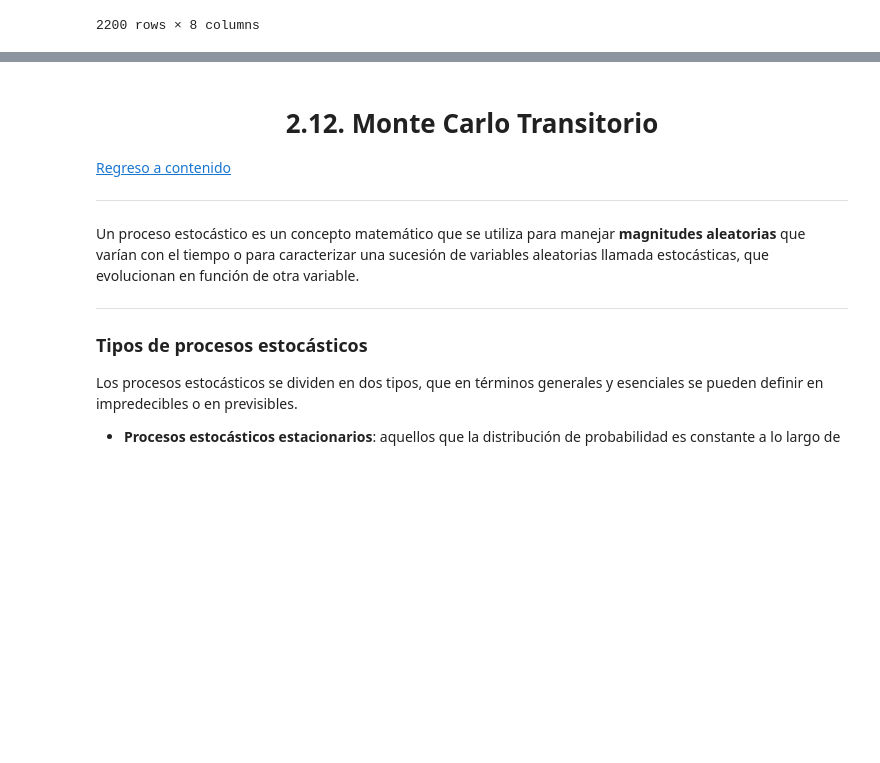
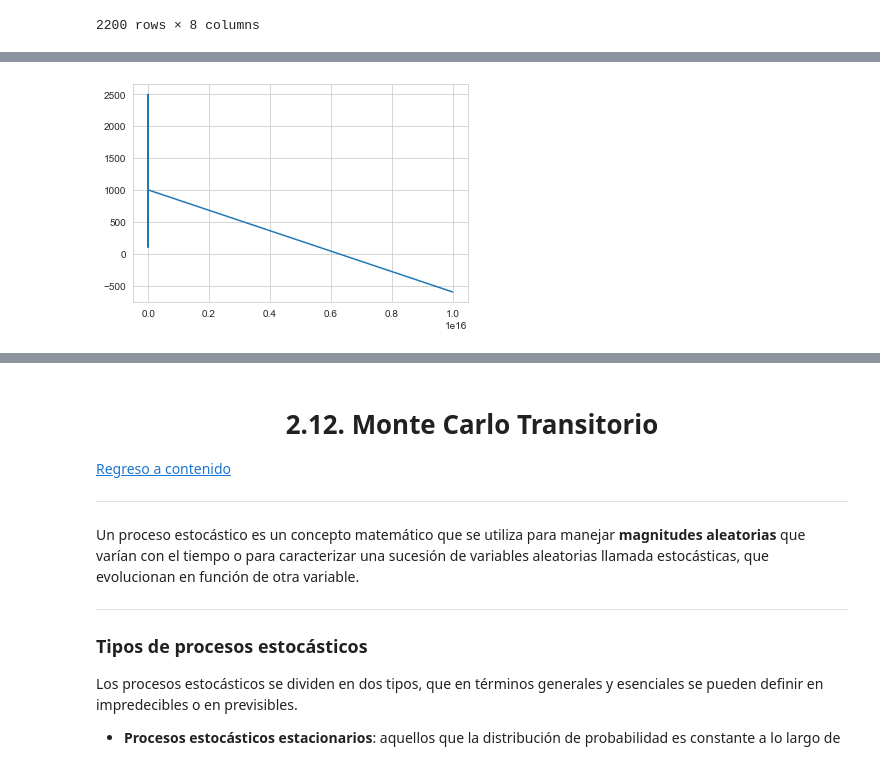
Before and after one commit to jhermosillo/DIPLOMADO_CDP, a Jupyter notebook: 02_Analisis_Estadistico/notebook/4_MonteCarlo.ipynb, the cells around one changed output, grey strips where cells are left out. Drawn from its saved outputs; the diff is of its cells as text; code cells hidden in the pictures; blank space fills up the shorter version.

```diff
--- a/02_Analisis_Estadistico/notebook/4_MonteCarlo.ipynb
+++ b/02_Analisis_Estadistico/notebook/4_MonteCarlo.ipynb
@@ -595,0 +709,14 @@ test
+# %%
+import random
+
+def rollDice():
+    roll = random.randint(1,100)
+    return roll
+
+# Now, just to test our dice, let's roll the dice 100 times.
+
+x = 0
+while x < 100:
+    result = rollDice()
+    print(result)
+    x+=1
@@ -595,0 +804,84 @@ test
+# %%
+import random
+import matplotlib
+import matplotlib.pyplot as plt
+#
+import time
+
+def rollDice():
+    roll = random.randint(1,100)
+
+    if roll == 100:
+        return False
+    elif roll <= 50:
+        return False
+    elif 100 > roll >= 50:
+        return True
+
+
+def doubler_bettor(funds,initial_wager,wager_count):
+    value = funds
+    wager = initial_wager
+    wX = []
+    vY = []
+    currentWager = 1
+
+    # ya que apostaremos basándonos en el resultado de la apuesta anterior #
+    previousWager = 'win'
+
+    # ya que estaremos doblando #
+    previousWagerAmount = initial_wager
+
+    while currentWager <= wager_count:
+        if previousWager == 'win':
+            print ('ganamos la última apuesta, yay!')
+            if rollDice():
+                value += wager
+                print (value)
+                wX.append(currentWager)
+                vY.append(value)
+            else:
+                value -= wager
+                previousWager = 'loss'
+                print (value)
+                previousWagerAmount = wager
+                wX.append(currentWager)
+                vY.append(value)
+                if value < 0:
+                    print ('perdimos después de',currentWager,' apuestas')
+                    currentWager += 10000000000000000
+        elif previousWager == 'loss':
+            print ('Perdimos el último, así que seremos super inteligentes y duplicaremos.!')
+            if rollDice():
+                wager = previousWagerAmount * 2
+                print ('ganamos',wager)
+                value += wager
+                print (value)
+                wager = initial_wager
+                previousWager = 'win'
+                wX.append(currentWager)
+                vY.append(value)
+            else:
+                wager = previousWagerAmount * 2
+                print ('permidos',wager)
+                value -= wager
+                if value < 0:
+                    print ('perdimos después de',currentWager,'apuestas')
+                    currentWager += 10000000000000000
+                print (value)
+                previousWager = 'loss'
+                previousWagerAmount = wager
+                wX.append(currentWager)
+                vY.append(value)
+                if value < 0:
+                    print ('perdimos después de',currentWager,'apuestas')
+                    currentWager += 10000000000000000
+
+        currentWager += 1
+
+    print( value)
+    plt.plot(wX,vY)
+
+doubler_bettor(1000,100,100)
+plt.show()
+# %% [output]
@@ -595,0 +905 @@ test
+[figure, added]
```
Also changed, not shown: parts of 32 cells of this notebook, 3 other files.
